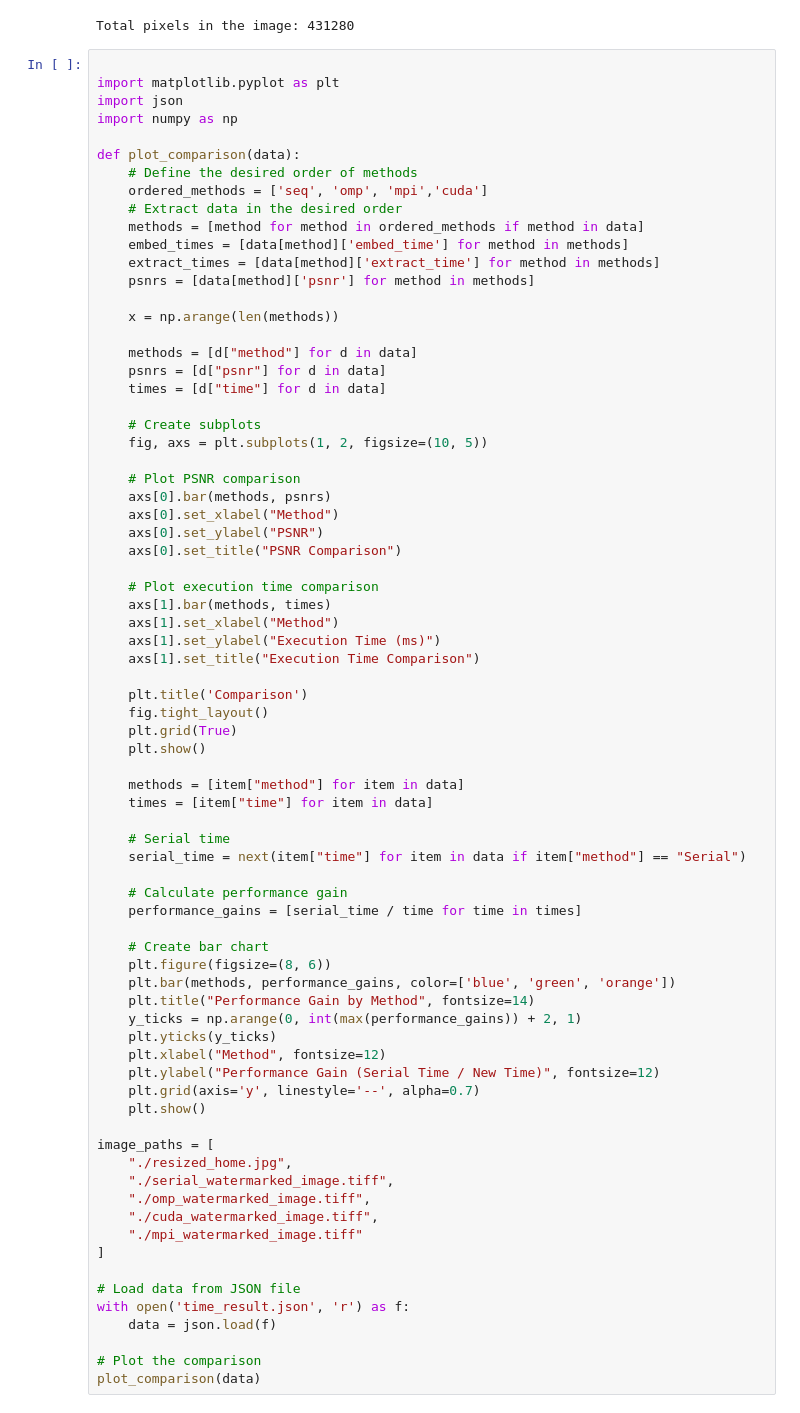
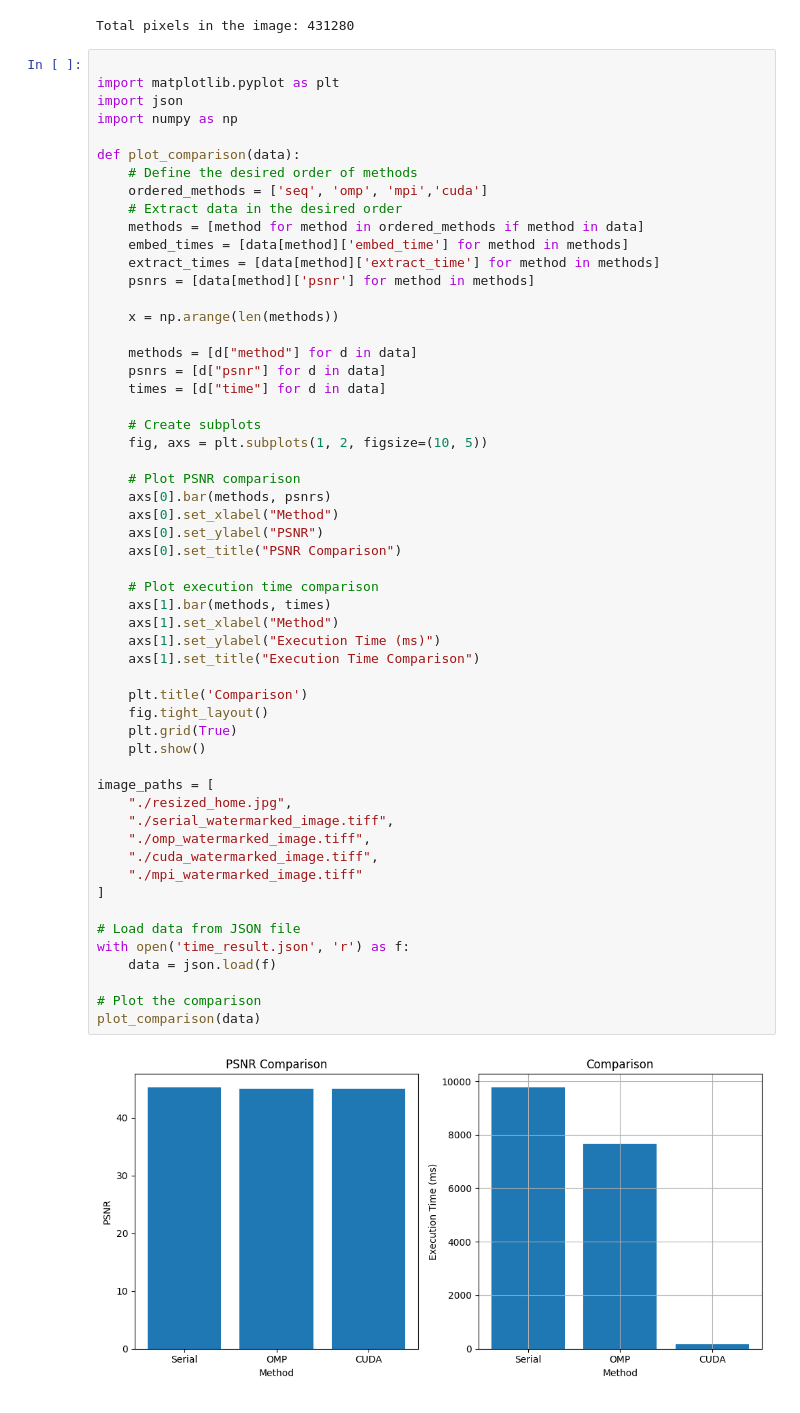
Before and after one commit to LimTienAu/DWTSVD_Watermarking, a Jupyter notebook: DWTSVD_Watermarking/DSPC_main.ipynb, the cells around one changed output. Drawn from its saved outputs; the diff is of its cells as text.

```diff
--- a/DWTSVD_Watermarking/DSPC_main.ipynb
+++ b/DWTSVD_Watermarking/DSPC_main.ipynb
@@ -184,50 +236,32 @@ def plot_comparison(data):
     axs[0].bar(methods, psnrs)
     axs[0].set_xlabel("Method")
     axs[0].set_ylabel("PSNR")
     axs[0].set_title("PSNR Comparison")
 
     # Plot execution time comparison
     axs[1].bar(methods, times)
     axs[1].set_xlabel("Method")
     axs[1].set_ylabel("Execution Time (ms)")
     axs[1].set_title("Execution Time Comparison")
 
     plt.title('Comparison')
     fig.tight_layout()
     plt.grid(True)
     plt.show()
 
-    methods = [item["method"] for item in data]
-    times = [item["time"] for item in data]
-
-    # Serial time
-    serial_time = next(item["time"] for item in data if item["method"] == "Serial")
-
-    # Calculate performance gain
-    performance_gains = [serial_time / time for time in times]
-
-    # Create bar chart
-    plt.figure(figsize=(8, 6))
-    plt.bar(methods, performance_gains, color=['blue', 'green', 'orange'])
-    plt.title("Performance Gain by Method", fontsize=14)
-    y_ticks = np.arange(0, int(max(performance_gains)) + 2, 1)
-    plt.yticks(y_ticks)
-    plt.xlabel("Method", fontsize=12)
-    plt.ylabel("Performance Gain (Serial Time / New Time)", fontsize=12)
-    plt.grid(axis='y', linestyle='--', alpha=0.7)
-    plt.show()
-
 image_paths = [
     "./resized_home.jpg",
     "./serial_watermarked_image.tiff",
     "./omp_watermarked_image.tiff",
     "./cuda_watermarked_image.tiff",
     "./mpi_watermarked_image.tiff"
 ]
 
 # Load data from JSON file
 with open('time_result.json', 'r') as f:
     data = json.load(f)
 
 # Plot the comparison
 plot_comparison(data)
+# %% [output]
+[figure, added]
```
Also changed, not shown: parts of 3 cells of this notebook.
